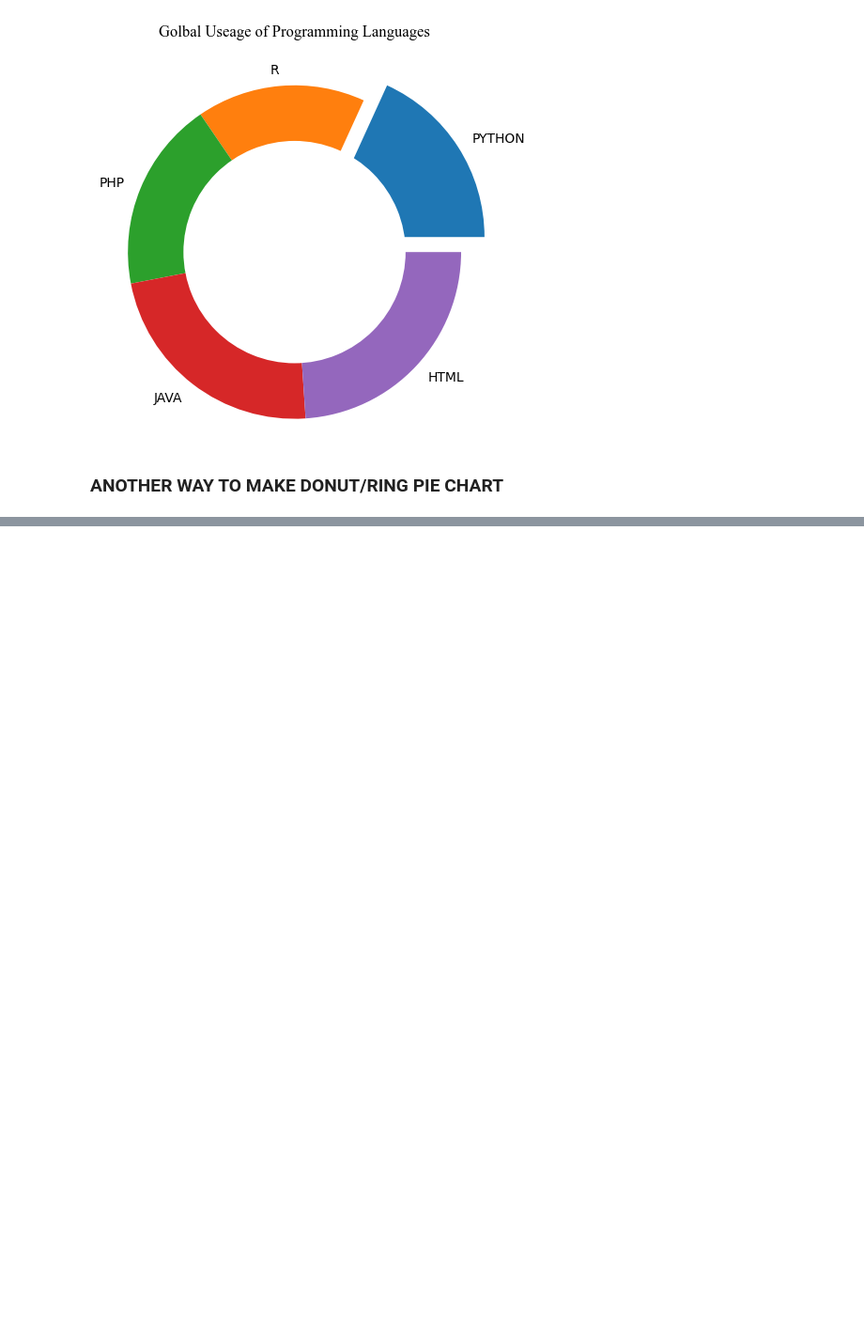
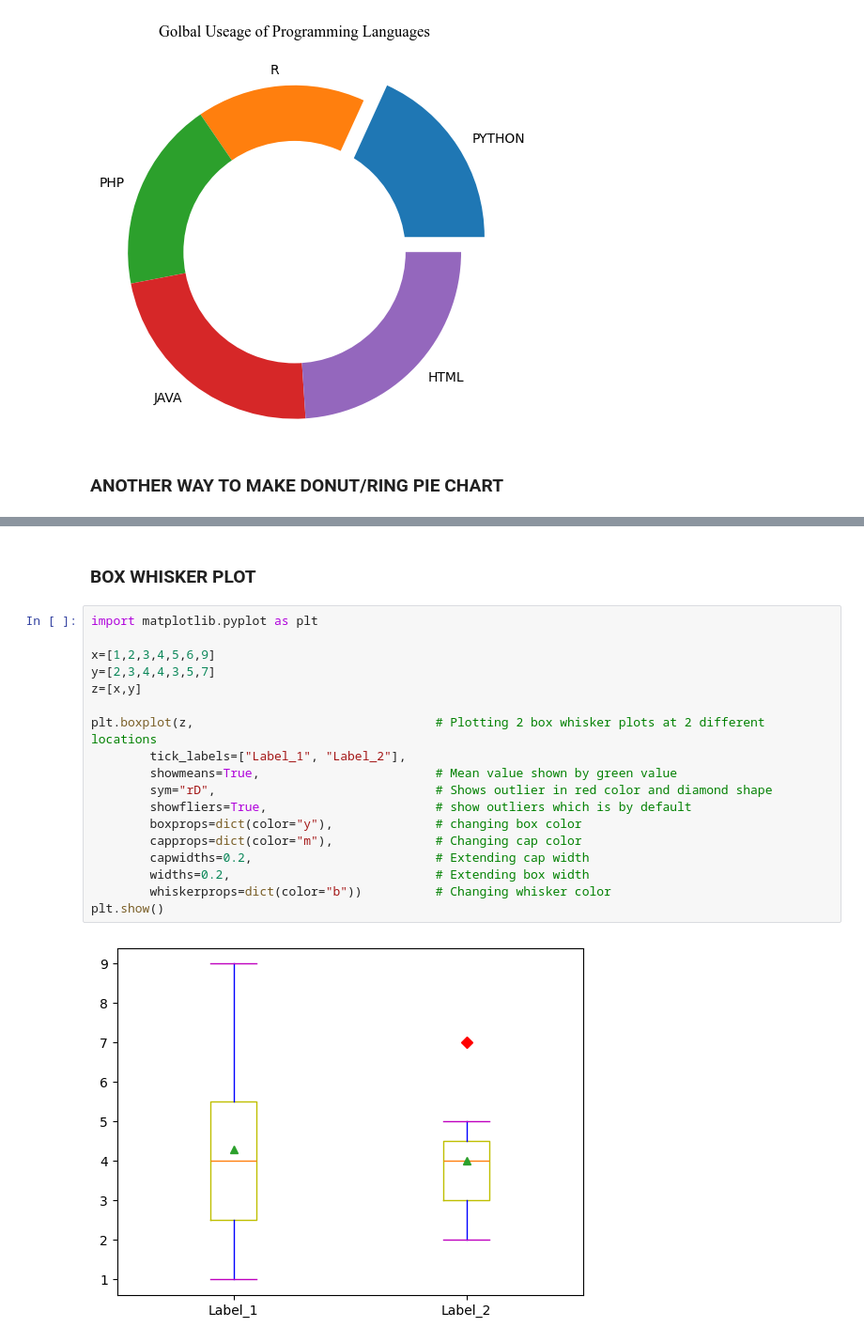
Before and after one commit to fahadabid545/Taskify-API, a Jupyter notebook: project_3.ipynb, the cells around one changed output, grey strips where cells are left out. Shown at 94% size. Cells and saved outputs as stored; diff of their text form; blank space fills up the shorter version.

```diff
--- a/project_3.ipynb
+++ b/project_3.ipynb
@@ -130,0 +191,22 @@ plt.show()
+# %% [markdown]
+### BOX WHISKER PLOT
+# %%
+import matplotlib.pyplot as plt
+
+x=[1,2,3,4,5,6,9]
+y=[2,3,4,4,3,5,7]
+z=[x,y]
+
+plt.boxplot(z,                                 # Plotting 2 box whisker plots at 2 different locations
+        tick_labels=["Label_1", "Label_2"],
+        showmeans=True,                        # Mean value shown by green value
+        sym="rD",                              # Shows outlier in red color and diamond shape
+        showfliers=True,                       # show outliers which is by default
+        boxprops=dict(color="y"),              # changing box color
+        capprops=dict(color="m"),              # Changing cap color
+        capwidths=0.2,                         # Extending cap width
+        widths=0.2,                            # Extending box width
+        whiskerprops=dict(color="b"))          # Changing whisker color
+plt.show()
+# %% [output]
+[figure, added]
```
Also changed, not shown: parts of 23 cells of this notebook.
